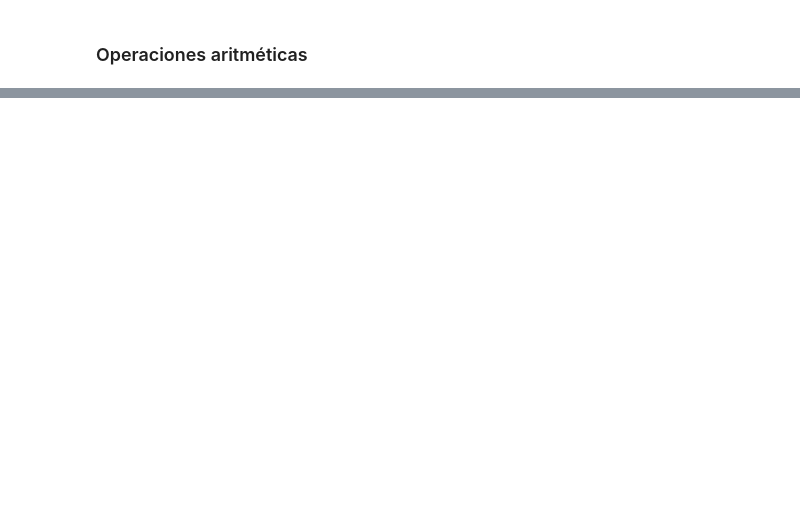
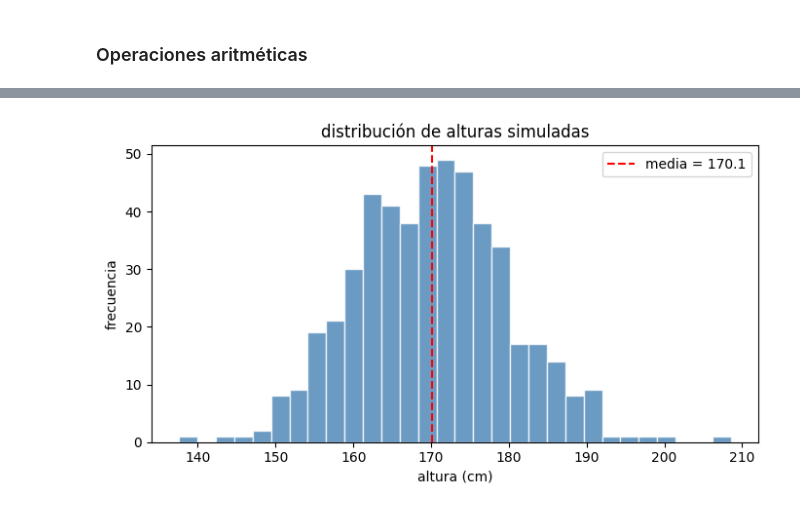
Before and after one commit to fralfaro/MAT281, a Jupyter notebook: docs/lectures/data_manipulation/sc_01.ipynb, the cells around one changed output, grey strips where cells are left out. Saved outputs shown, nothing was run; the diff lists cells and outputs as text; code cells hidden in the pictures; blank space fills up the shorter version.

```diff
--- a/docs/lectures/data_manipulation/sc_01.ipynb
+++ b/docs/lectures/data_manipulation/sc_01.ipynb
@@ -668,0 +498,16 @@ np.arange(3).reshape((3,1)) +  np.arange(3):
+# %%
+np.random.seed(42)
+datos = np.random.normal(loc=170, scale=10, size=500)
+
+plt.figure(figsize=(7, 4))
+plt.hist(datos, bins=30, color="steelblue", edgecolor="white", alpha=0.8)
+plt.axvline(np.mean(datos), color="red", linestyle="--",
+            label=f"media = {np.mean(datos):.1f}")
+plt.title("distribución de alturas simuladas")
+plt.xlabel("altura (cm)")
+plt.ylabel("frecuencia")
+plt.legend()
+plt.tight_layout()
+plt.show()
+# %% [output]
+[figure, added]
```
Also changed, not shown: parts of 134 cells of this notebook, 7 other files.
